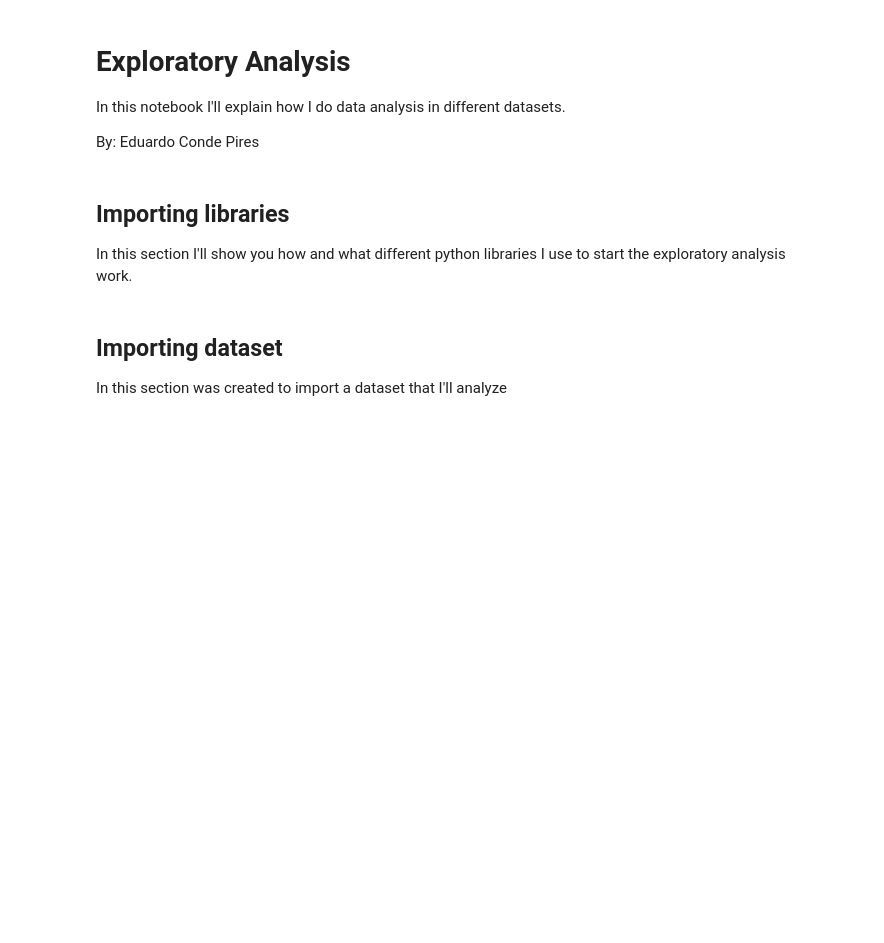
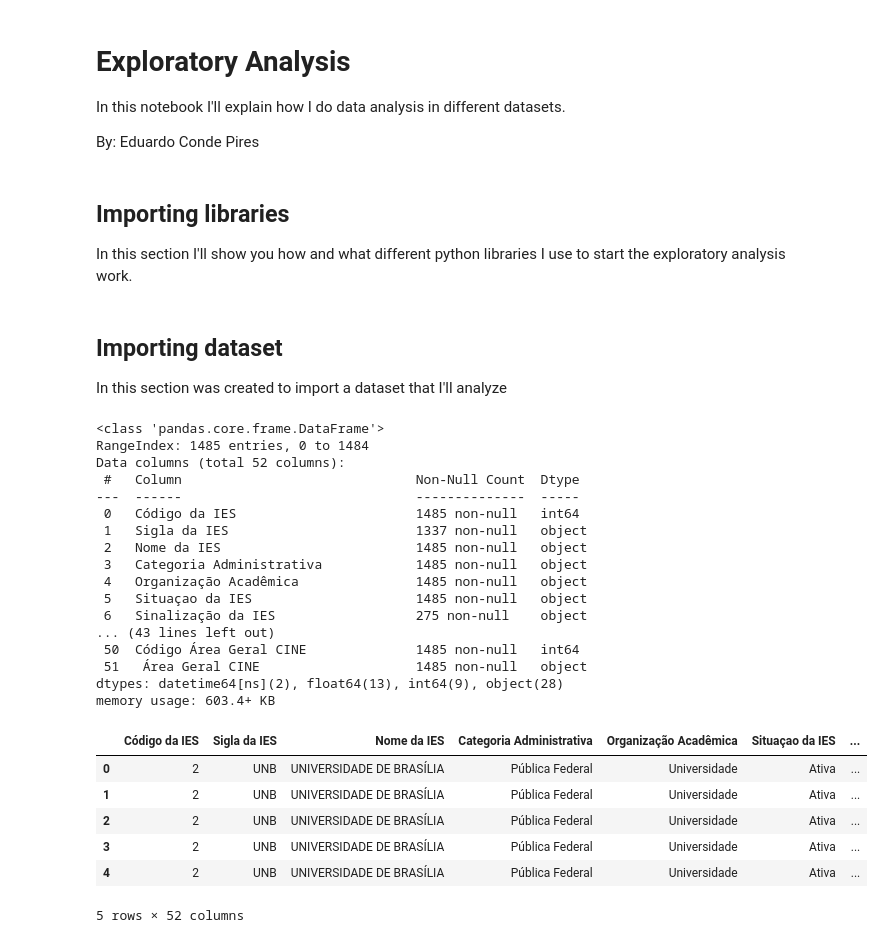
Before and after one commit to edupires89/datascience, a Jupyter notebook: 01_exploratoryanalysis.ipynb, the cells around one changed output. Saved outputs shown, nothing was run; the diff lists cells and outputs as text; code cells hidden in the pictures; blank space fills up the shorter version.

```diff
--- a/01_exploratoryanalysis.ipynb
+++ b/01_exploratoryanalysis.ipynb
@@ -23,4 +23,28 @@ dataframe = pd.read_csv('datasets/microdados-matriculas.csv', encoding='latin-1'
 # %%
 dataframe.info() #basic informations about dataset and your data types
 dataframe.head() #five first tuples of dataset
-dataframe.size()
+# %% [output]
+<class 'pandas.core.frame.DataFrame'>
+RangeIndex: 1485 entries, 0 to 1484
+Data columns (total 52 columns):
+ #   Column                              Non-Null Count  Dtype
+---  ------                              --------------  -----
+ 0   Código da IES                       1485 non-null   int64
+ 1   Sigla da IES                        1337 non-null   object
+ 2   Nome da IES                         1485 non-null   object
+ 3   Categoria Administrativa            1485 non-null   object
+ 4   Organização Acadêmica               1485 non-null   object
+ 5   Situaçao da IES                     1485 non-null   object
+ 6   Sinalização da IES                  275 non-null    object
+... (43 lines left out)
+ 50  Código Área Geral CINE              1485 non-null   int64
+ 51   Área Geral CINE                    1485 non-null   object
+dtypes: datetime64[ns](2), float64(13), int64(9), object(28)
+memory usage: 603.4+ KB
+|  | Código da IES | Sigla da IES | Nome da IES | Categoria Administrativa | Organização Acadêmica | Situaçao da IES | ... |
+| 0 | 2 | UNB | UNIVERSIDADE DE BRASÍLIA | Pública Federal | Universidade | Ativa | ... |
+| 1 | 2 | UNB | UNIVERSIDADE DE BRASÍLIA | Pública Federal | Universidade | Ativa | ... |
+| 2 | 2 | UNB | UNIVERSIDADE DE BRASÍLIA | Pública Federal | Universidade | Ativa | ... |
+| 3 | 2 | UNB | UNIVERSIDADE DE BRASÍLIA | Pública Federal | Universidade | Ativa | ... |
+| 4 | 2 | UNB | UNIVERSIDADE DE BRASÍLIA | Pública Federal | Universidade | Ativa | ... |
+5 rows × 52 columns
```
Also changed, not shown: parts of 2 cells of this notebook.
